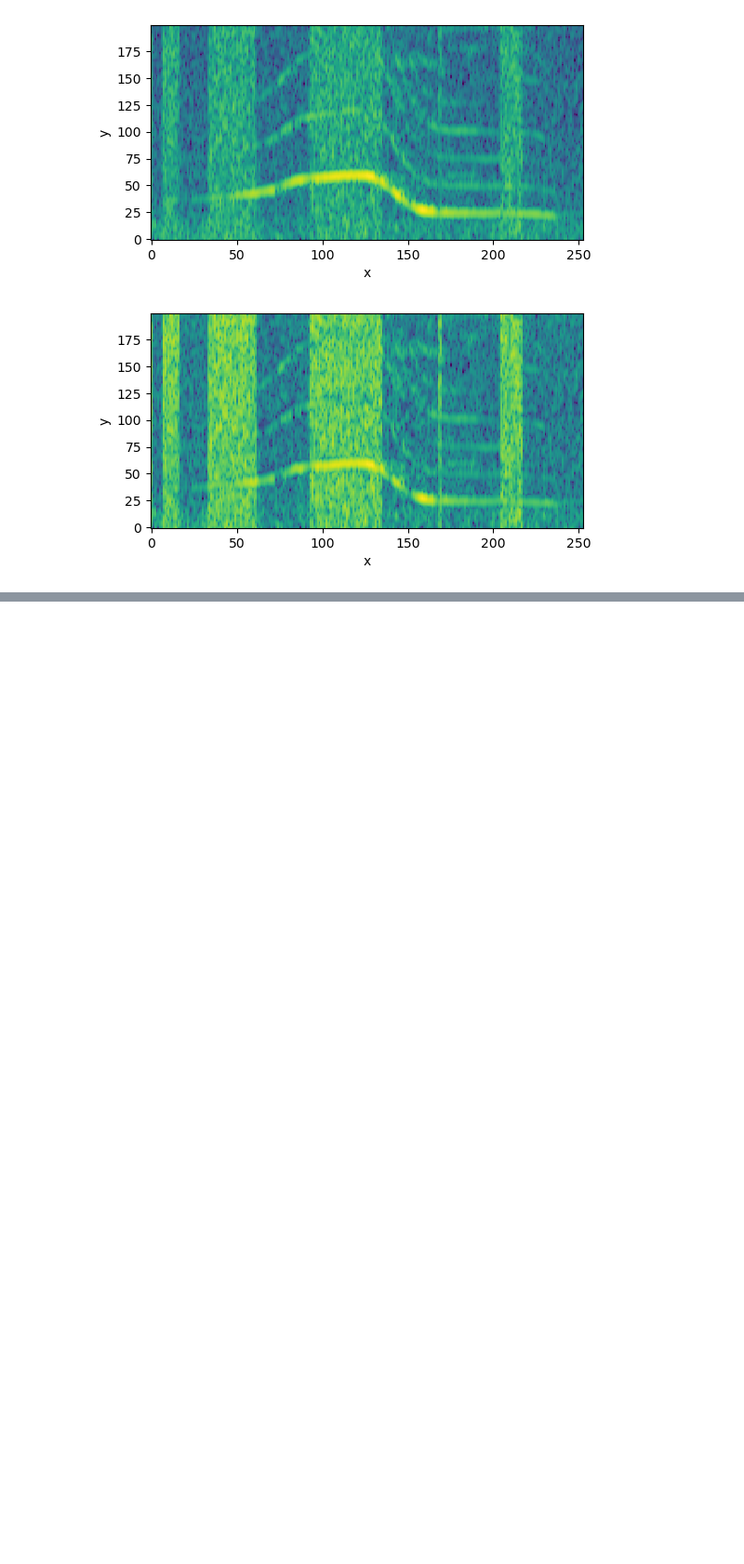
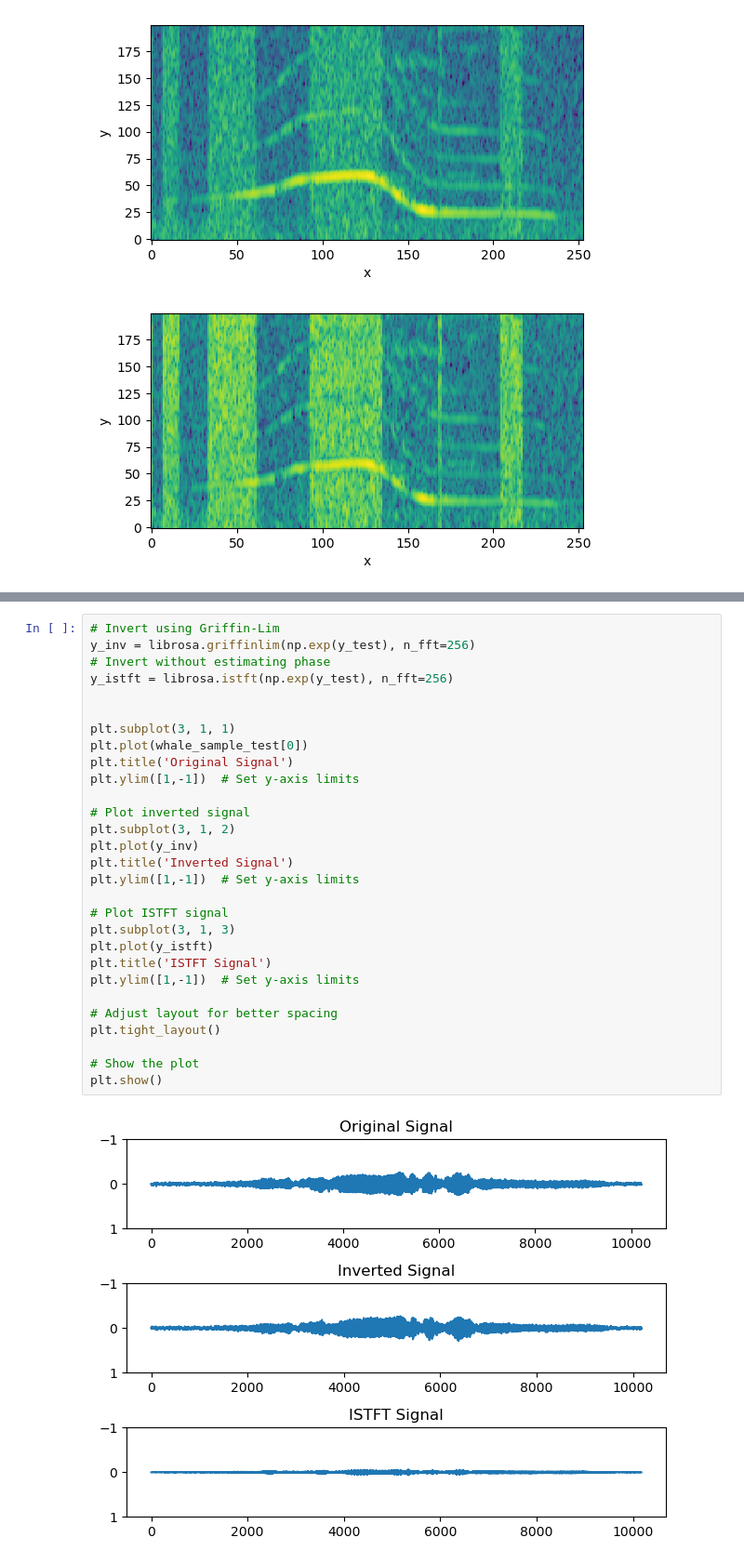
Before and after one commit to Davidjames9610/ubm, a Jupyter notebook: final/fhmm/tut1.ipynb, the cells around one changed output, grey strips where cells are left out. Shown at 93% size. Drawn from its saved outputs; the diff is of its cells as text; blank space fills up the shorter version.

```diff
--- a/final/fhmm/tut1.ipynb
+++ b/final/fhmm/tut1.ipynb
@@ -216,0 +224,31 @@ vis_helper(noise_recovered)
+# %%
+# Invert using Griffin-Lim
+y_inv = librosa.griffinlim(np.exp(y_test), n_fft=256)
+# Invert without estimating phase
+y_istft = librosa.istft(np.exp(y_test), n_fft=256)
+
+
+plt.subplot(3, 1, 1)
+plt.plot(whale_sample_test[0])
+plt.title('Original Signal')
+plt.ylim([1,-1])  # Set y-axis limits
+
+# Plot inverted signal
+plt.subplot(3, 1, 2)
+plt.plot(y_inv)
+plt.title('Inverted Signal')
+plt.ylim([1,-1])  # Set y-axis limits
+
+# Plot ISTFT signal
+plt.subplot(3, 1, 3)
+plt.plot(y_istft)
+plt.title('ISTFT Signal')
+plt.ylim([1,-1])  # Set y-axis limits
+
+# Adjust layout for better spacing
+plt.tight_layout()
+
+# Show the plot
+plt.show()
+# %% [output]
+[figure, added]
```
Also changed, not shown: parts of 1 cell of this notebook, 1 other file.
